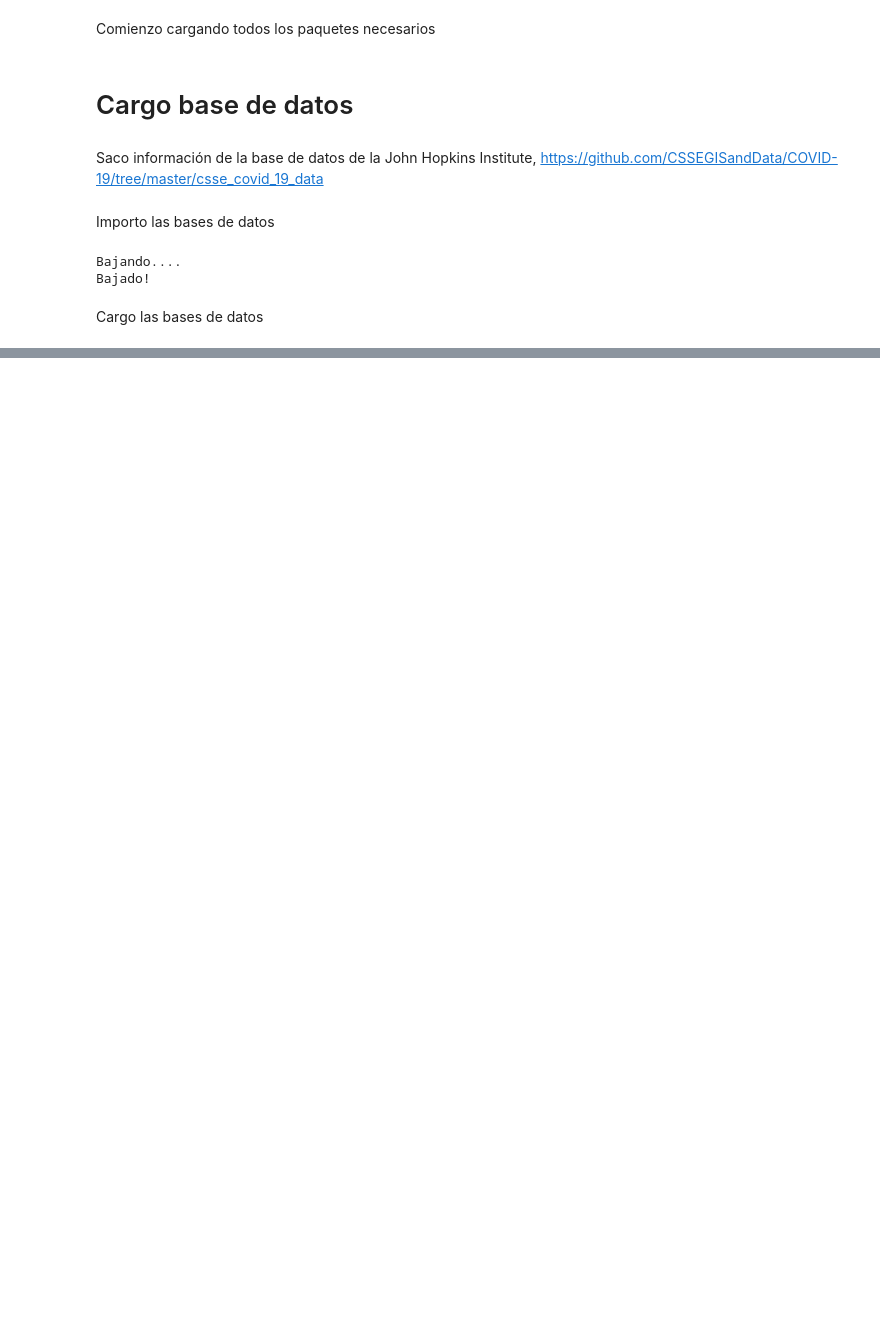
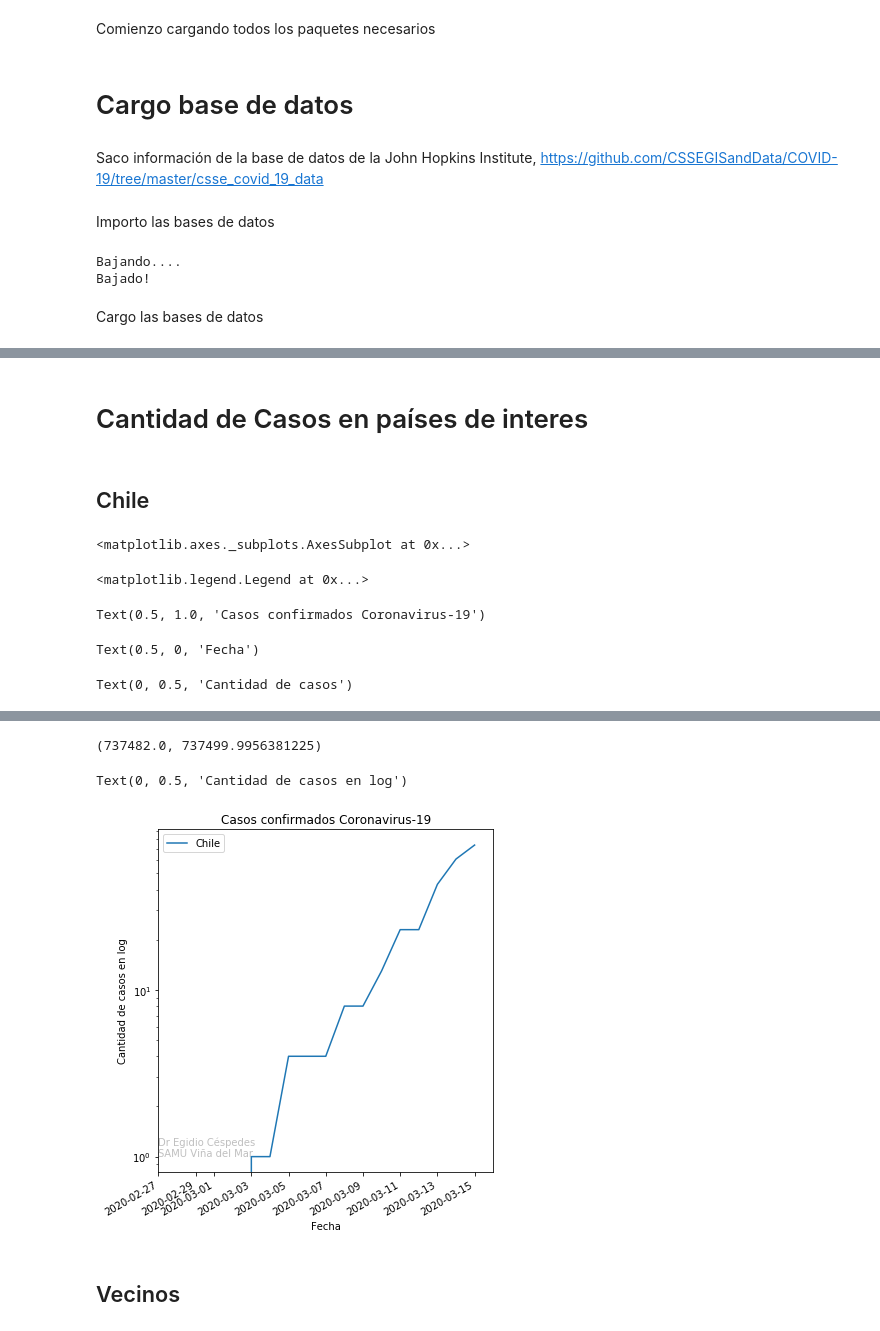
Before and after one commit to superegi/coronavirus, a Jupyter notebook: Covid19.ipynb, the cells around one changed output, grey strips where cells are left out. Cells and saved outputs as stored; diff of their text form; code cells hidden in the pictures; blank space fills up the shorter version.

Commit message:
Análisis graph listo de casos confirmados

```diff
--- a/Covid19.ipynb
+++ b/Covid19.ipynb
@@ -95,0 +81,8 @@ array([Period('2020-02', 'M')], dtype=object)
+# %%
+fechas = pd.to_datetime(confirmados.columns[4:])
+paises_LA = list(['Argentina', 'Chile', 'Peru', 'Venezuela',
+                  'Brazil', 'Mexico', 'Ecuador', 'Colombia',
+                  'Bolivia', 'Cuba', 'Uruguay', 'Guatemala',
+                  ])
+paises_LA
+# confirmados['Country/Region'].unique()
@@ -95,0 +102,39 @@ array([Period('2020-02', 'M')], dtype=object)
+# %% [markdown]
+# Cantidad de Casos en países de interes
+# %% [markdown]
+## Chile
+# %%
+paises = list(['Chile'
+                  ])
+# %%
+PAIS_Interes = confirmados.loc[
+    confirmados['Country/Region'].isin(paises)].set_index('Country/Region')[fechas].T.copy()
+
+dumm = PAIS_Interes
+
+# fecha de interés
+f_fin = dt.datetime.now()
+f_inicio = dt.datetime(2020,2,27)
+
+
+# Formato
+dumm.plot(figsize=(6,7))
+plt.legend(loc='upper left')
+plt.title('Casos confirmados Coronavirus-19')
+plt.xlabel('Fecha')
+plt.ylabel('Cantidad de casos')
+plt.text(f_inicio, 1, 'Dr Egidio Céspedes \nSAMU Viña del Mar',
+         fontsize=10,color='gray', alpha=0.5)
+
+plt.xlim(f_inicio, f_fin)
+
+
+# escala logaritmica
+plt.yscale('log')
+plt.ylabel('Cantidad de casos en log')
+# %% [output]
+<matplotlib.axes._subplots.AxesSubplot at 0x...>
+<matplotlib.legend.Legend at 0x...>
+Text(0.5, 1.0, 'Casos confirmados Coronavirus-19')
+Text(0.5, 0, 'Fecha')
+Text(0, 0.5, 'Cantidad de casos')
@@ -95,0 +142,5 @@ array([Period('2020-02', 'M')], dtype=object)
+(737482.0, 737499.9956381225)
+Text(0, 0.5, 'Cantidad de casos en log')
+[figure, added]
+# %% [markdown]
+## Vecinos
```
Also changed, not shown: parts of 18 cells of this notebook, 3 other files.
